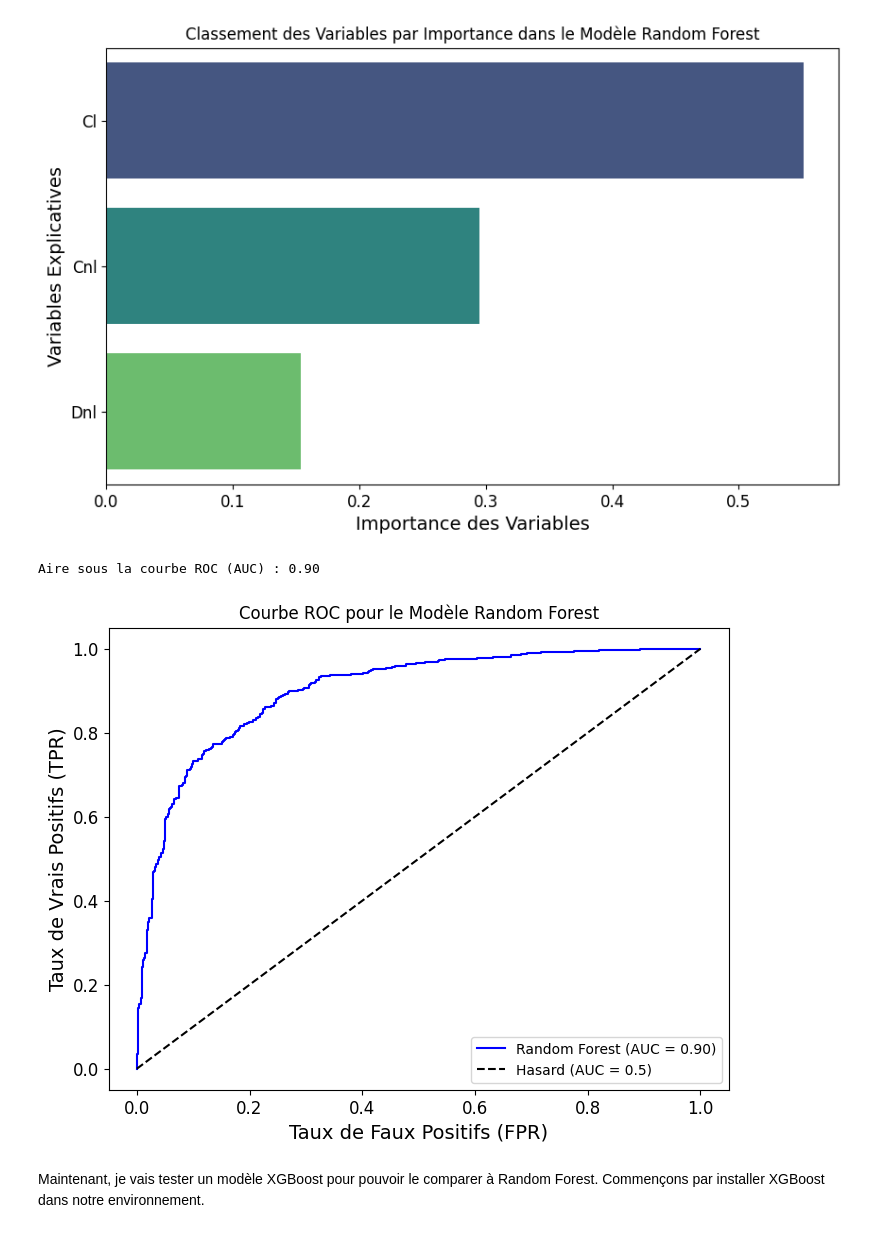
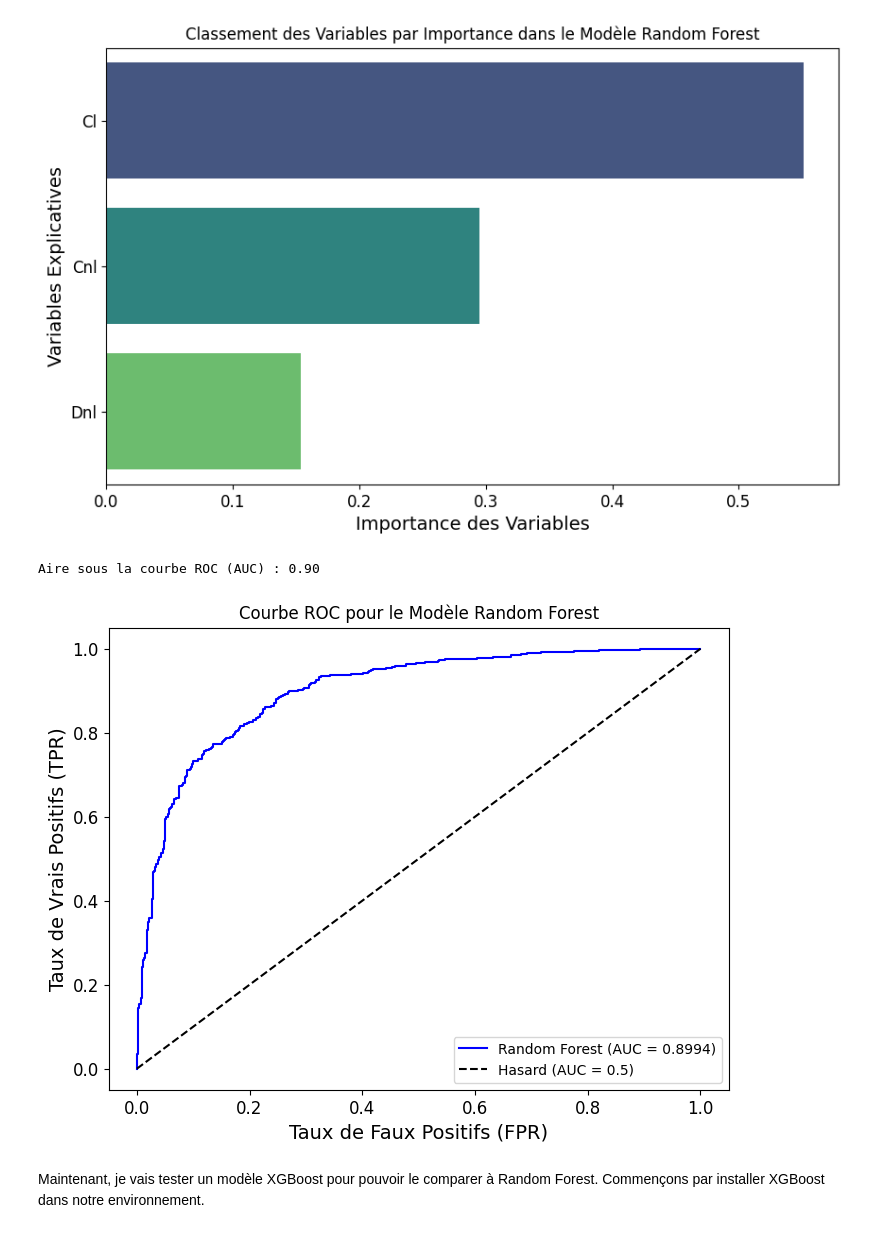
Before and after one commit to mdunand2/2024_MLEES, a Jupyter notebook: Project/Landslide_Italy.ipynb, the cells around one changed output. Drawn from its saved outputs; the diff is of its cells as text; code cells hidden in the pictures.

```diff
--- a/Project/Landslide_Italy.ipynb
+++ b/Project/Landslide_Italy.ipynb
@@ -377,29 +386,29 @@ Passing `palette` without assigning `hue` is deprecated and will be removed in v
 # %%
 from sklearn.metrics import roc_curve, roc_auc_score
 import matplotlib.pyplot as plt
 
 # Calculer les probabilités pour la classe positive (glissement de terrain)
 y_test_proba = final_model.predict_proba(X_test)[:, 1]
 
 # Calculer les valeurs pour la courbe ROC
 fpr, tpr, thresholds = roc_curve(y_test, y_test_proba)
 
 # Calculer l'AUC
 auc_score = roc_auc_score(y_test, y_test_proba)
 print(f"Aire sous la courbe ROC (AUC) : {auc_score:.2f}")
 
 # Tracer la courbe ROC
 plt.figure(figsize=(8, 6))
-plt.plot(fpr, tpr, label=f'Random Forest (AUC = {auc_score:.2f})', color='blue')
+plt.plot(fpr, tpr, label=f'Random Forest (AUC = {auc_score:.4f})', color='blue')
 plt.plot([0, 1], [0, 1], 'k--', label="Hasard (AUC = 0.5)")
 plt.xlabel("Taux de Faux Positifs (FPR)")
 plt.ylabel("Taux de Vrais Positifs (TPR)")
 plt.title("Courbe ROC pour le Modèle Random Forest")
 plt.legend(loc="lower right")
 plt.show()
 # %% [output]
 Aire sous la courbe ROC (AUC) : 0.90
-[figure, old version]
+[figure, new version]
 # %% [markdown]
 Maintenant, je vais tester un modèle XGBoost pour pouvoir le comparer à Random Forest. Commençons par installer XGBoost dans notre environnement.
 # %%
```
Also changed, not shown: parts of 5 cells of this notebook.
